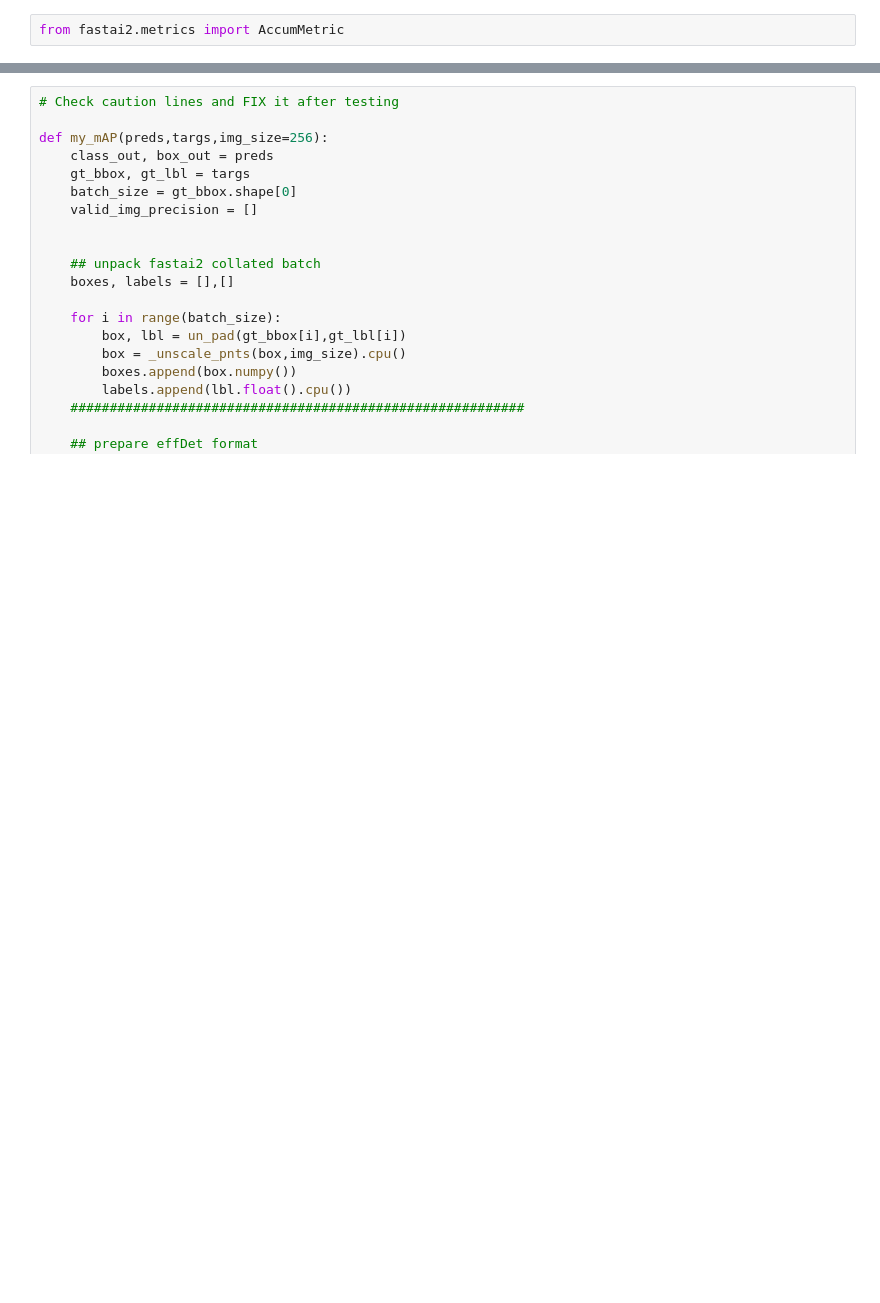
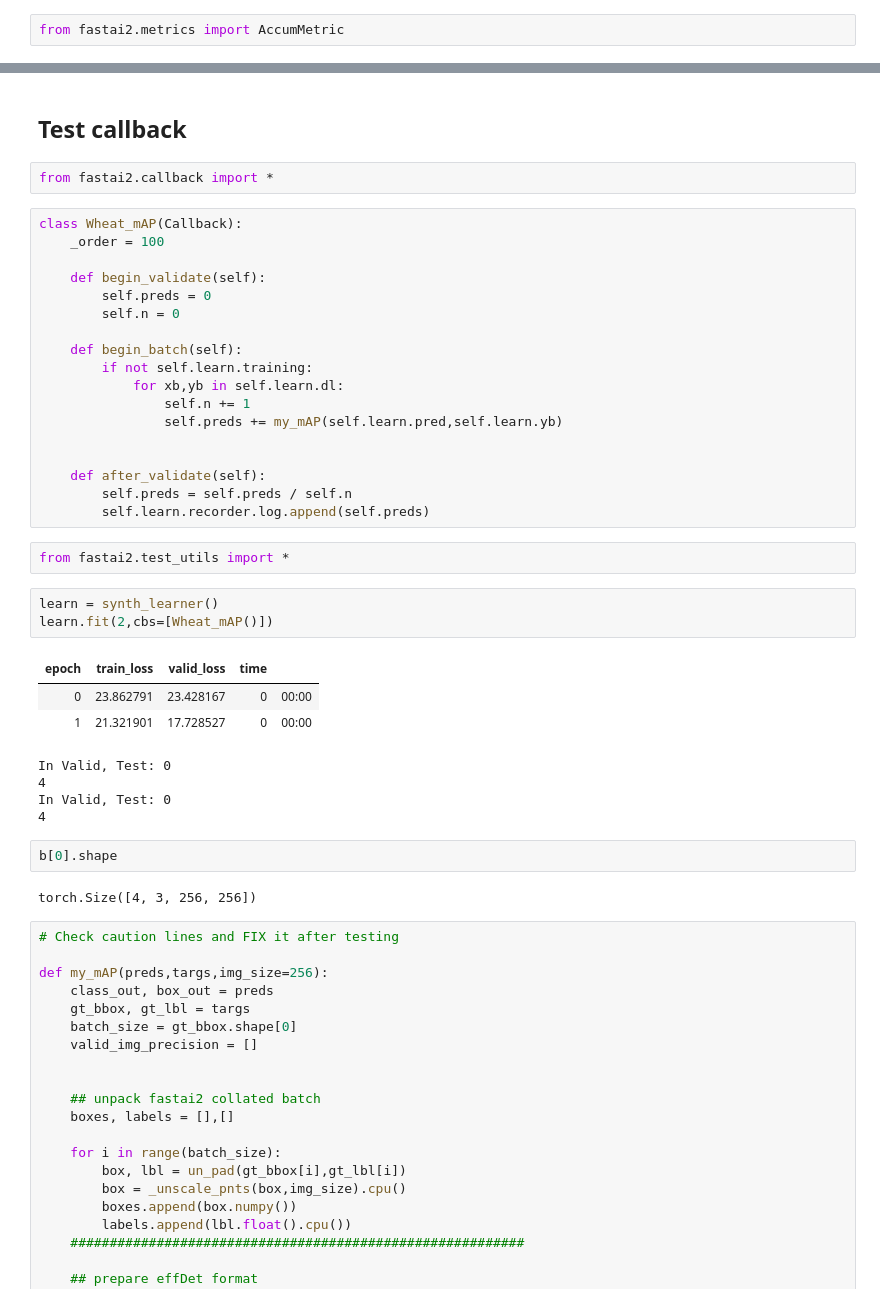
Before and after one commit to heye0507/wheat_detection, a Jupyter notebook: nbs/003_effdet_fastai_dev.ipynb, the cells around one changed output, grey strips where cells are left out. Saved outputs shown, nothing was run; the diff lists cells and outputs as text; blank space fills up the shorter version.

Commit message:
add mAP callbacks

```diff
--- a/nbs/003_effdet_fastai_dev.ipynb
+++ b/nbs/003_effdet_fastai_dev.ipynb
@@ -255,3 +255,42 @@ AttributeError: 'tuple' object has no attribute 'contiguous'
+# %% [markdown]
+## Test callback
+# %%
+from fastai2.callback import *
+# %%
+class Wheat_mAP(Callback):
+    _order = 100
+
+    def begin_validate(self):
+        self.preds = 0
+        self.n = 0
+
+    def begin_batch(self):
+        if not self.learn.training:
+            for xb,yb in self.learn.dl:
+                self.n += 1
+                self.preds += my_mAP(self.learn.pred,self.learn.yb)
+
+
+    def after_validate(self):
+        self.preds = self.preds / self.n
+        self.learn.recorder.log.append(self.preds)
+# %%
+from fastai2.test_utils import *
+# %%
+learn = synth_learner()
+learn.fit(2,cbs=[Wheat_mAP()])
+# %% [output]
+| epoch | train_loss | valid_loss | time |
+| 0 | 23.862791 | 23.428167 | 0 | 00:00 |
+| 1 | 21.321901 | 17.728527 | 0 | 00:00 |
+In Valid, Test: 0
+4
+In Valid, Test: 0
+4
+# %%
+b[0].shape
+# %% [output]
+torch.Size([4, 3, 256, 256])
 # %%
 # Check caution lines and FIX it after testing
 
```
Also changed, not shown: parts of 4 cells of this notebook, 1 other file.
